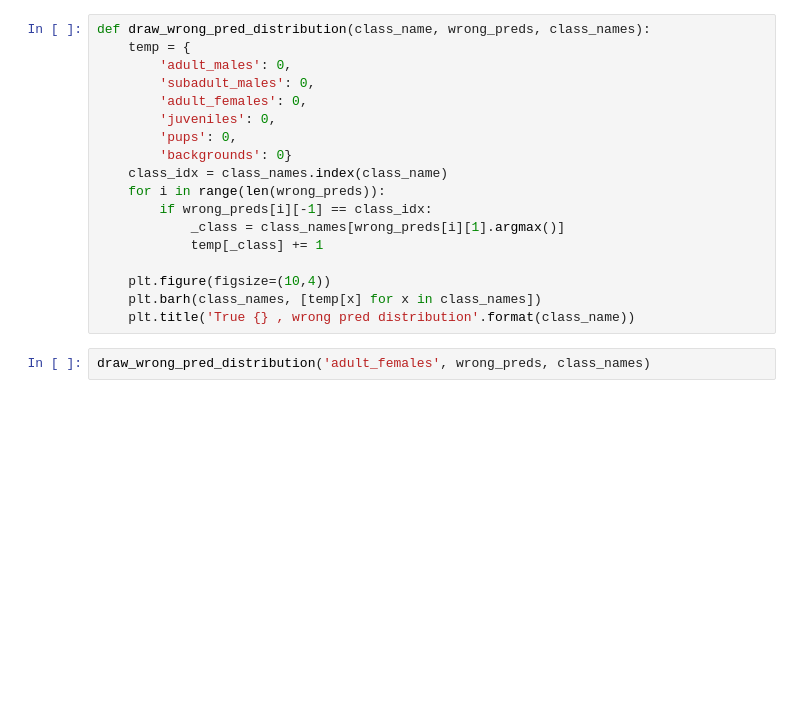
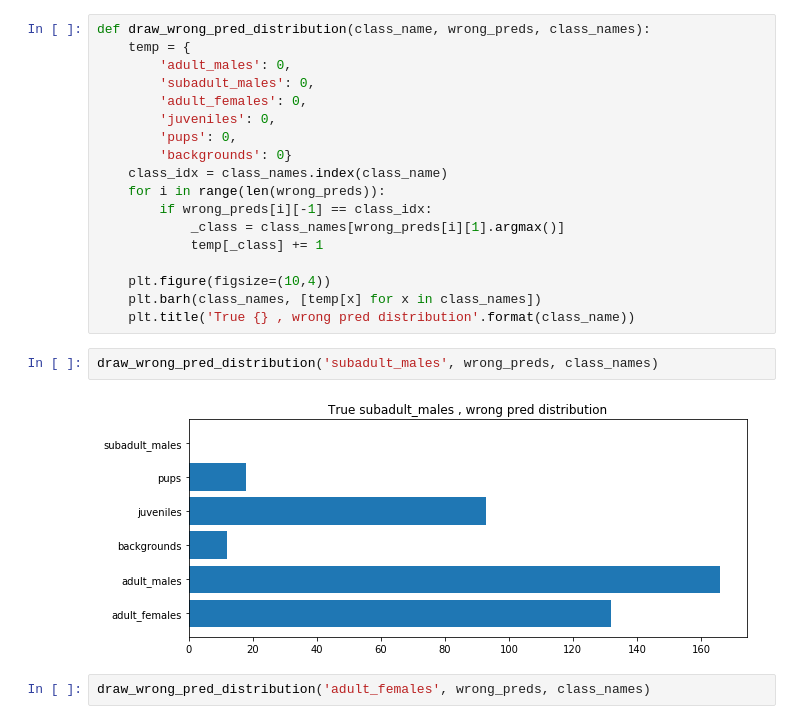
Before and after one commit to marioZYN/IACV-Project, a Jupyter notebook: assignment 3/Summary.ipynb, the cells around one changed output. Drawn from its saved outputs; the diff is of its cells as text; blank space fills up the shorter version.

```diff
--- a/assignment 3/Summary.ipynb
+++ b/assignment 3/Summary.ipynb
@@ -186,6 +224,10 @@ def draw_wrong_pred_distribution(class_name, wrong_preds, class_names):
     plt.figure(figsize=(10,4))
     plt.barh(class_names, [temp[x] for x in class_names])
     plt.title('True {} , wrong pred distribution'.format(class_name))
+# %%
+draw_wrong_pred_distribution('subadult_males', wrong_preds, class_names)
+# %% [output]
+[figure, added]
 # %%
 draw_wrong_pred_distribution('adult_females', wrong_preds, class_names)
 # %% [output]
```
Also changed, not shown: parts of 6 cells of this notebook, 2 other files.
